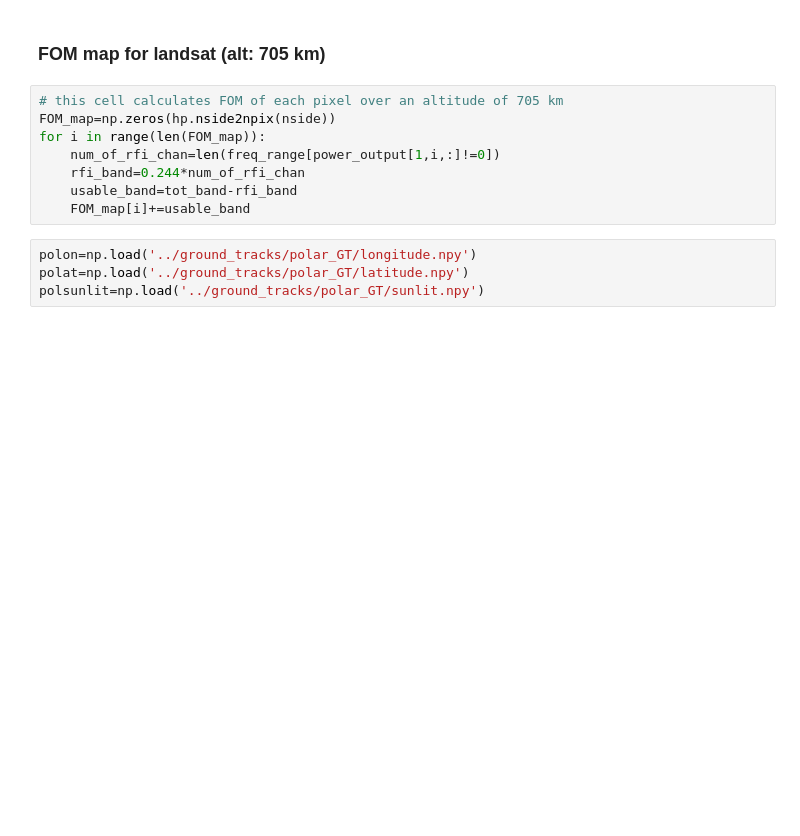
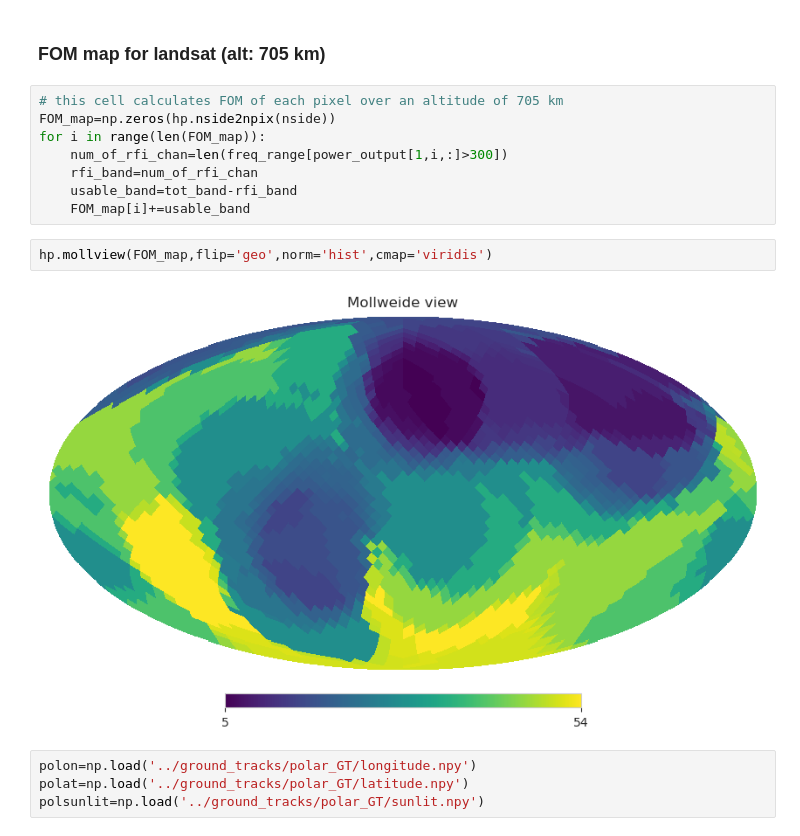
Before and after one commit to Bharatcs/rfi, a Jupyter notebook: Project/STARFIRE_main.ipynb, the cells around one changed output. Cells and saved outputs as stored; diff of their text form; blank space fills up the shorter version.

```diff
--- a/Project/STARFIRE_main.ipynb
+++ b/Project/STARFIRE_main.ipynb
@@ -152,10 +154,14 @@ tot_band=freq_range[-1]-freq_range[0]
 # this cell calculates FOM of each pixel over an altitude of 705 km
 FOM_map=np.zeros(hp.nside2npix(nside))
 for i in range(len(FOM_map)):
-	num_of_rfi_chan=len(freq_range[power_output[1,i,:]!=0])
-	rfi_band=0.244*num_of_rfi_chan
+	num_of_rfi_chan=len(freq_range[power_output[1,i,:]>300])
+	rfi_band=num_of_rfi_chan
 	usable_band=tot_band-rfi_band
 	FOM_map[i]+=usable_band
+# %%
+hp.mollview(FOM_map,flip='geo',norm='hist',cmap='viridis')
+# %% [output]
+[figure, added]
 # %%
 polon=np.load('../ground_tracks/polar_GT/longitude.npy')
 polat=np.load('../ground_tracks/polar_GT/latitude.npy')
```
Also changed, not shown: parts of 21 cells of this notebook, 1 other file.
